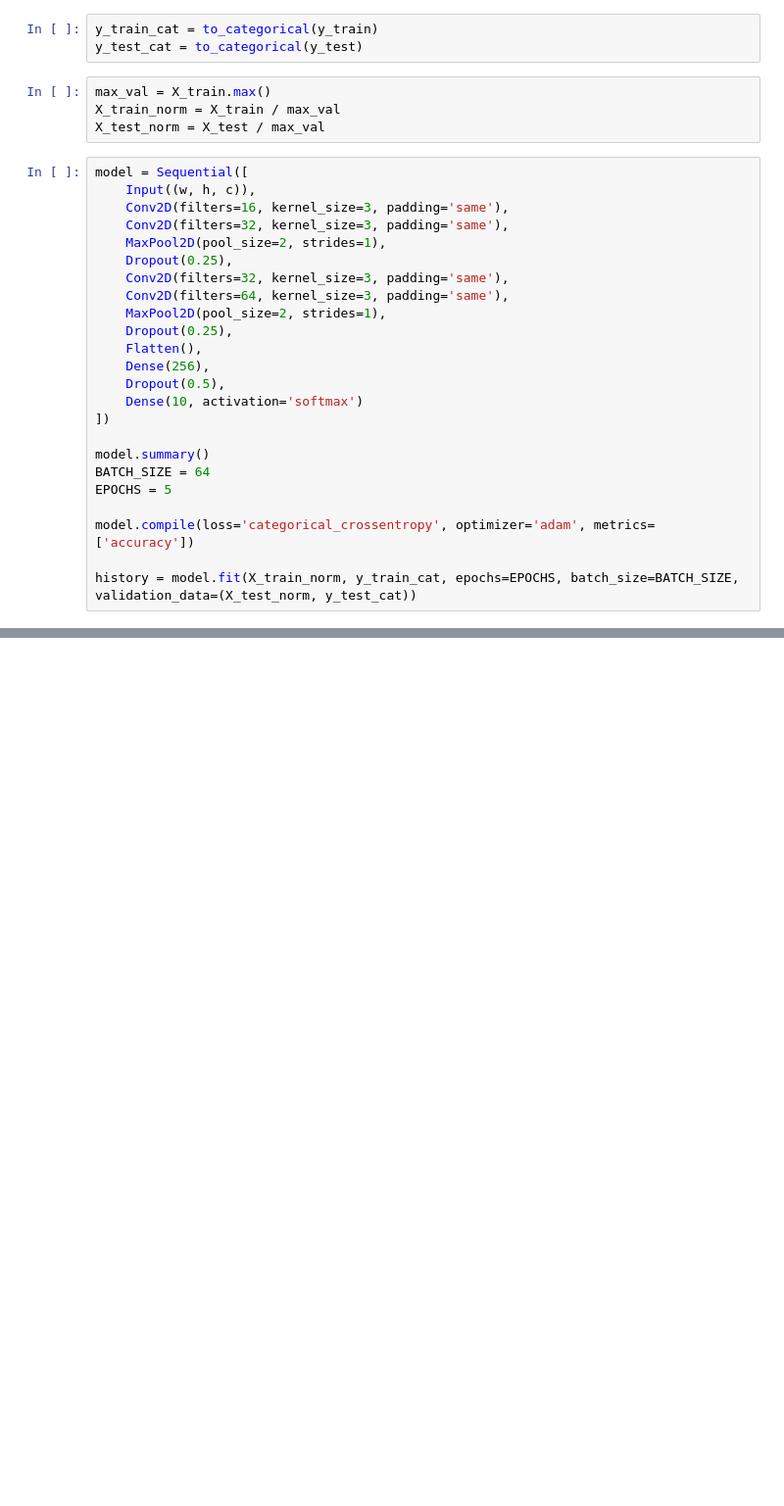
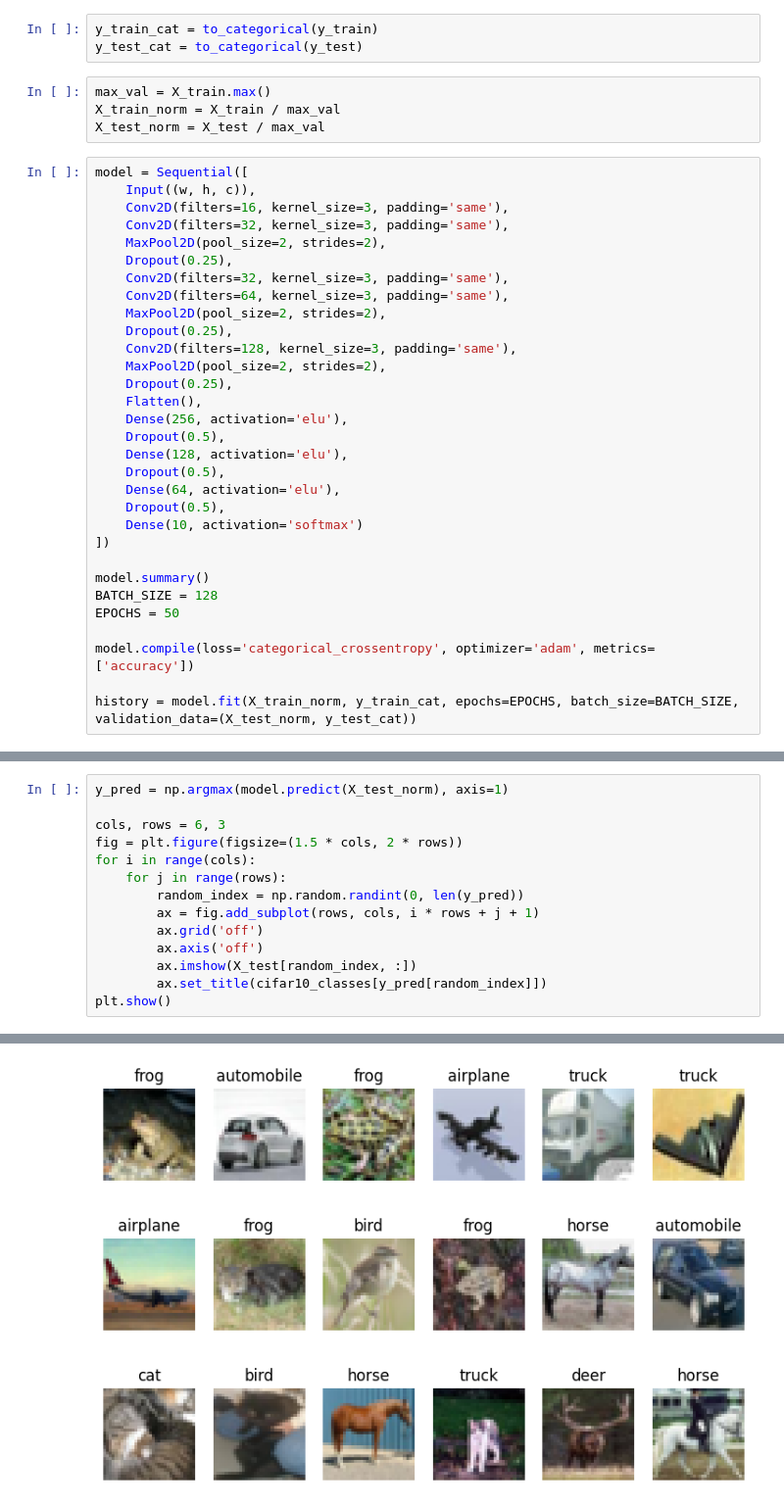
Before and after one commit to sidorov-works/nn-basics, a Jupyter notebook: dl3-homework-cifar10.ipynb, the cells around one changed output, grey strips where cells are left out. Shown at 98% size. Cells and saved outputs as stored; diff of their text form; blank space fills up the shorter version.

```diff
--- a/dl3-homework-cifar10.ipynb
+++ b/dl3-homework-cifar10.ipynb
@@ -52,21 +61,28 @@ model = Sequential([
     Input((w, h, c)),
     Conv2D(filters=16, kernel_size=3, padding='same'),
     Conv2D(filters=32, kernel_size=3, padding='same'),
-    MaxPool2D(pool_size=2, strides=1),
+    MaxPool2D(pool_size=2, strides=2),
     Dropout(0.25),
     Conv2D(filters=32, kernel_size=3, padding='same'),
     Conv2D(filters=64, kernel_size=3, padding='same'),
-    MaxPool2D(pool_size=2, strides=1),
+    MaxPool2D(pool_size=2, strides=2),
+    Dropout(0.25),
+    Conv2D(filters=128, kernel_size=3, padding='same'),
+    MaxPool2D(pool_size=2, strides=2),
     Dropout(0.25),
     Flatten(),
-    Dense(256),
+    Dense(256, activation='elu'),
+    Dropout(0.5),
+    Dense(128, activation='elu'),
+    Dropout(0.5),
+    Dense(64, activation='elu'),
     Dropout(0.5),
     Dense(10, activation='softmax')
 ])
 
 model.summary()
-BATCH_SIZE = 64
-EPOCHS = 5
+BATCH_SIZE = 128
+EPOCHS = 50
 
 model.compile(loss='categorical_crossentropy', optimizer='adam', metrics=['accuracy'])
 
@@ -100,0 +141,15 @@ KeyboardInterrupt:
+# %%
+y_pred = np.argmax(model.predict(X_test_norm), axis=1)
+
+cols, rows = 6, 3
+fig = plt.figure(figsize=(1.5 * cols, 2 * rows))
+for i in range(cols):
+    for j in range(rows):
+        random_index = np.random.randint(0, len(y_pred))
+        ax = fig.add_subplot(rows, cols, i * rows + j + 1)
+        ax.grid('off')
+        ax.axis('off')
+        ax.imshow(X_test[random_index, :])
+        ax.set_title(cifar10_classes[y_pred[random_index]])
+plt.show()
+# %% [output]
@@ -100,0 +157 @@ KeyboardInterrupt:
+[figure, added]
```
Also changed, not shown: parts of 5 cells of this notebook.
